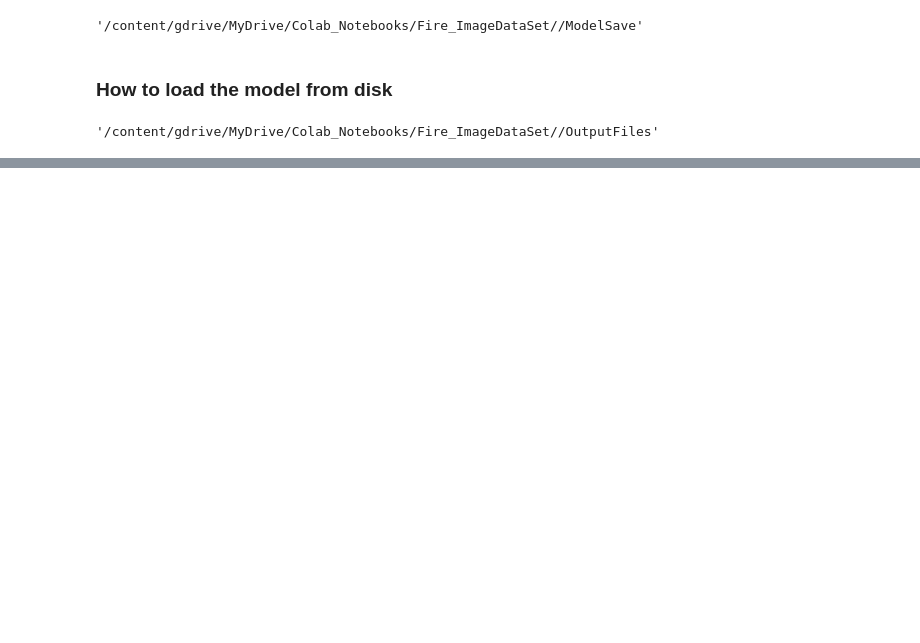
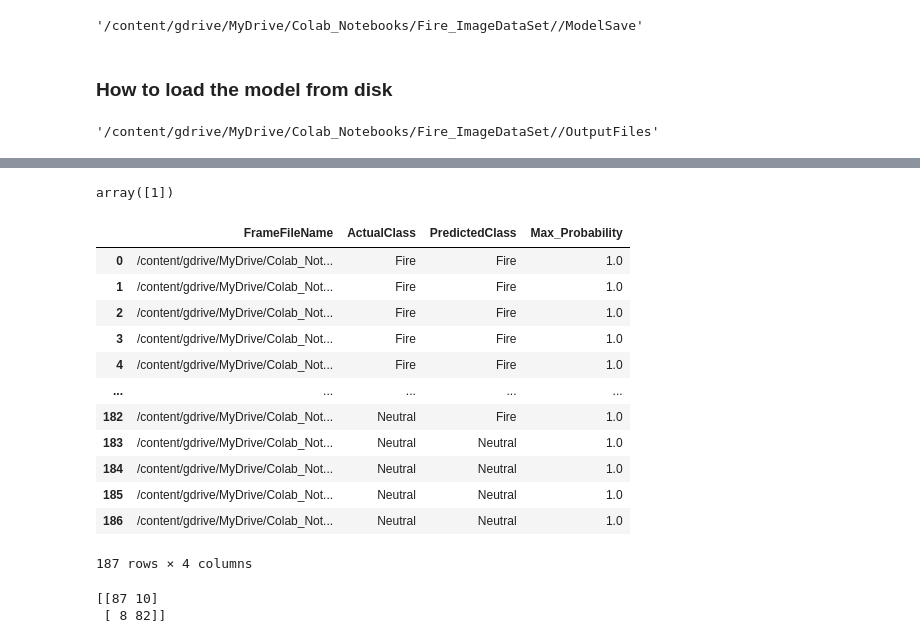
Before and after one commit to merrymasti015/CAP2022GRP09, a Jupyter notebook: PCAMZC321_Group09_FireEventDetection_PreProcessing.ipynb, the cells around one changed output, grey strips where cells are left out. Cells and saved outputs as stored; diff of their text form; code cells hidden in the pictures; blank space fills up the shorter version.

```diff
--- a/PCAMZC321_Group09_FireEventDetection_PreProcessing.ipynb
+++ b/PCAMZC321_Group09_FireEventDetection_PreProcessing.ipynb
@@ -1336,0 +1425,3 @@ model = keras.models.load_model(ModelSave+'/'+model_name)
+# %%
+# Extract each frame from testFrames
+testSetFramelist = testFrames["FrameFilename"].tolist()
@@ -1336,0 +1437,5 @@ model = keras.models.load_model(ModelSave+'/'+model_name)
+# %%
+# separating the target class into its own variable
+# To map the predicted categories with the actual categories, we will use train frame class:
+y = trainFrames['class']
+y = pd.get_dummies(y)
@@ -1336,0 +1548,24 @@ model = keras.models.load_model(ModelSave+'/'+model_name)
+# %%
+prediction
+# %% [output]
+array([1])
+# %%
+# Calling DataFrame constructor iterate through the lists using same index, to build dataframe with the prediction
+# both lists, with columns specified
+EvalFinalOutput = pd.DataFrame(list(zip(indent_variable, actual ,predict , ProbM )),
+               columns =['FrameFileName', 'ActualClass' , 'PredictedClass', 'Max_Probability'])
+EvalFinalOutput
+# %% [output]
+|  | FrameFileName | ActualClass | PredictedClass | Max_Probability |
+| 0 | /content/gdrive/MyDrive/Colab_Not... | Fire | Fire | 1.0 |
+| 1 | /content/gdrive/MyDrive/Colab_Not... | Fire | Fire | 1.0 |
+| 2 | /content/gdrive/MyDrive/Colab_Not... | Fire | Fire | 1.0 |
+| 3 | /content/gdrive/MyDrive/Colab_Not... | Fire | Fire | 1.0 |
+| 4 | /content/gdrive/MyDrive/Colab_Not... | Fire | Fire | 1.0 |
+| ... | ... | ... | ... | ... |
+| 182 | /content/gdrive/MyDrive/Colab_Not... | Neutral | Fire | 1.0 |
+| 183 | /content/gdrive/MyDrive/Colab_Not... | Neutral | Neutral | 1.0 |
+| 184 | /content/gdrive/MyDrive/Colab_Not... | Neutral | Neutral | 1.0 |
+| 185 | /content/gdrive/MyDrive/Colab_Not... | Neutral | Neutral | 1.0 |
+| 186 | /content/gdrive/MyDrive/Colab_Not... | Neutral | Neutral | 1.0 |
+187 rows × 4 columns
@@ -1336,0 +1575,11 @@ model = keras.models.load_model(ModelSave+'/'+model_name)
+# %%
+from sklearn.metrics import confusion_matrix
+
+actualValue = EvalFinalOutput['ActualClass']
+predictedValue = EvalFinalOutput['PredictedClass']
+
+cmt = confusion_matrix(actualValue, predictedValue)
+print(cmt)
+# %% [output]
+[[87 10]
+ [ 8 82]]
```
Also changed, not shown: parts of 46 cells of this notebook.
